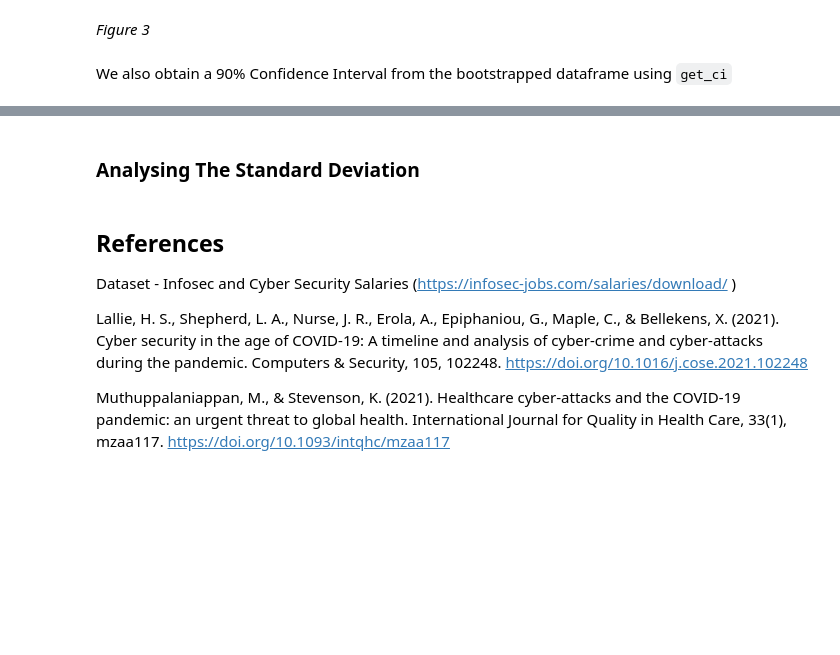
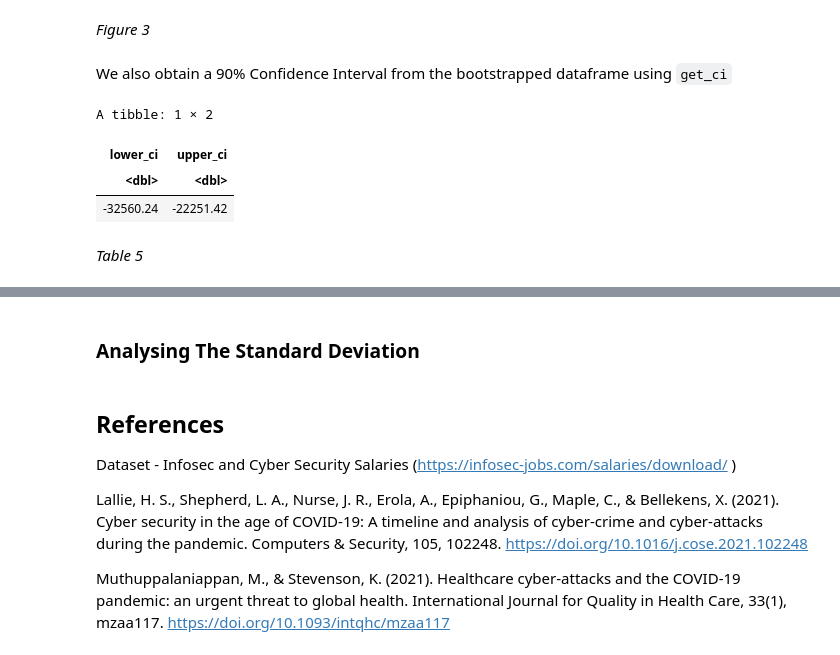
Before and after one commit to joelbonnie/CyberSecSalaryInference, a Jupyter notebook: finalReport.ipynb, the cells around one changed output, grey strips where cells are left out. Saved outputs shown, nothing was run; the diff lists cells and outputs as text; code cells hidden in the pictures; blank space fills up the shorter version.

Commit message:
Finished bootstrapping intervals and conclusion

```diff
--- a/finalReport.ipynb
+++ b/finalReport.ipynb
@@ -270,3 +270,13 @@ bootstrap_dist
 We also obtain a 90% Confidence Interval from the bootstrapped dataframe using `get_ci`
 # %%
 bootstrapped_ci <-
+    bootstrap_dataframe %>%
+    get_ci(type = 'percentile', level = 0.90)
+bootstrapped_ci
+# %% [output]
+A tibble: 1 × 2
+| lower_ci | upper_ci |
+| <dbl> | <dbl> |
+| -32560.24 | -22251.42 |
+# %% [markdown]
+*Table 5*
```
Also changed, not shown: parts of 2 cells of this notebook.
